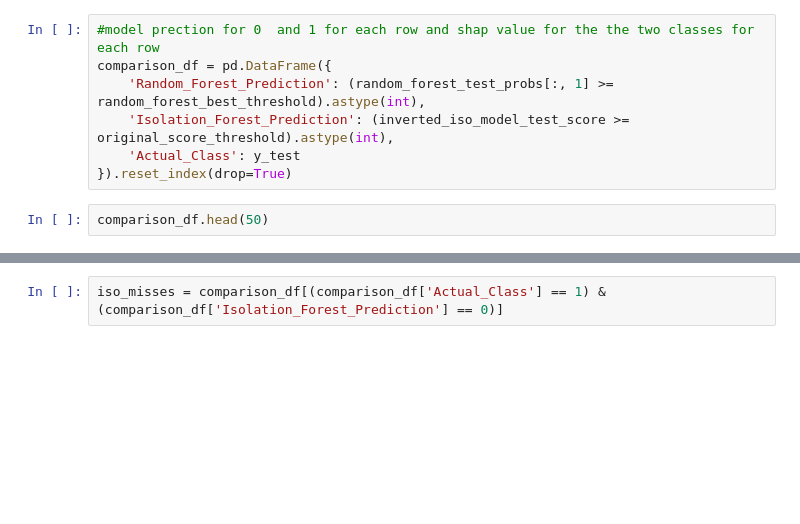
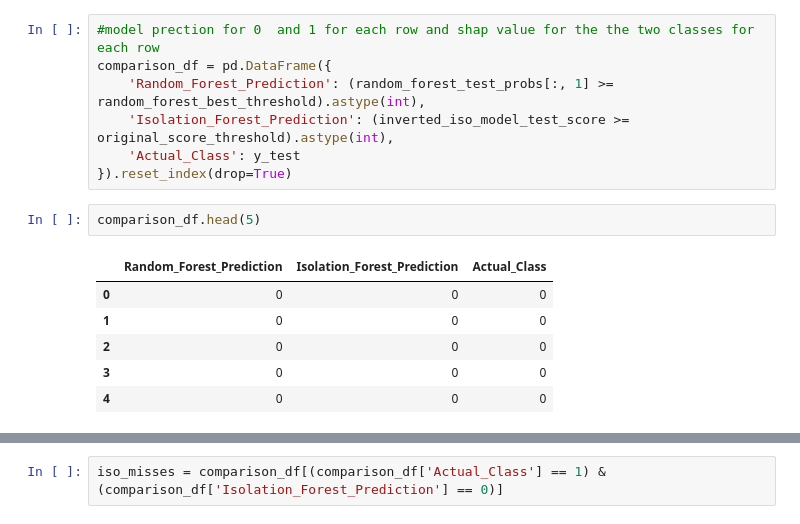
Before and after one commit to Daazee/fraud-detection-models, a Jupyter notebook: notebooks/ibm_bank_trans_05_complementarity_analysis.ipynb, the cells around one changed output, grey strips where cells are left out. Drawn from its saved outputs; the diff is of its cells as text; blank space fills up the shorter version.

```diff
--- a/notebooks/ibm_bank_trans_05_complementarity_analysis.ipynb
+++ b/notebooks/ibm_bank_trans_05_complementarity_analysis.ipynb
@@ -68,6 +90,13 @@ comparison_df = pd.DataFrame({
     'Actual_Class': y_test
 }).reset_index(drop=True)
 # %%
-comparison_df.head(50)
+comparison_df.head(5)
+# %% [output]
+|  | Random_Forest_Prediction | Isolation_Forest_Prediction | Actual_Class |
+| 0 | 0 | 0 | 0 |
+| 1 | 0 | 0 | 0 |
+| 2 | 0 | 0 | 0 |
+| 3 | 0 | 0 | 0 |
+| 4 | 0 | 0 | 0 |
 # %%
 rf_misses = comparison_df[(comparison_df['Actual_Class'] == 1) & (comparison_df['Random_Forest_Prediction'] == 0)]
```
Also changed, not shown: parts of 15 cells of this notebook.
